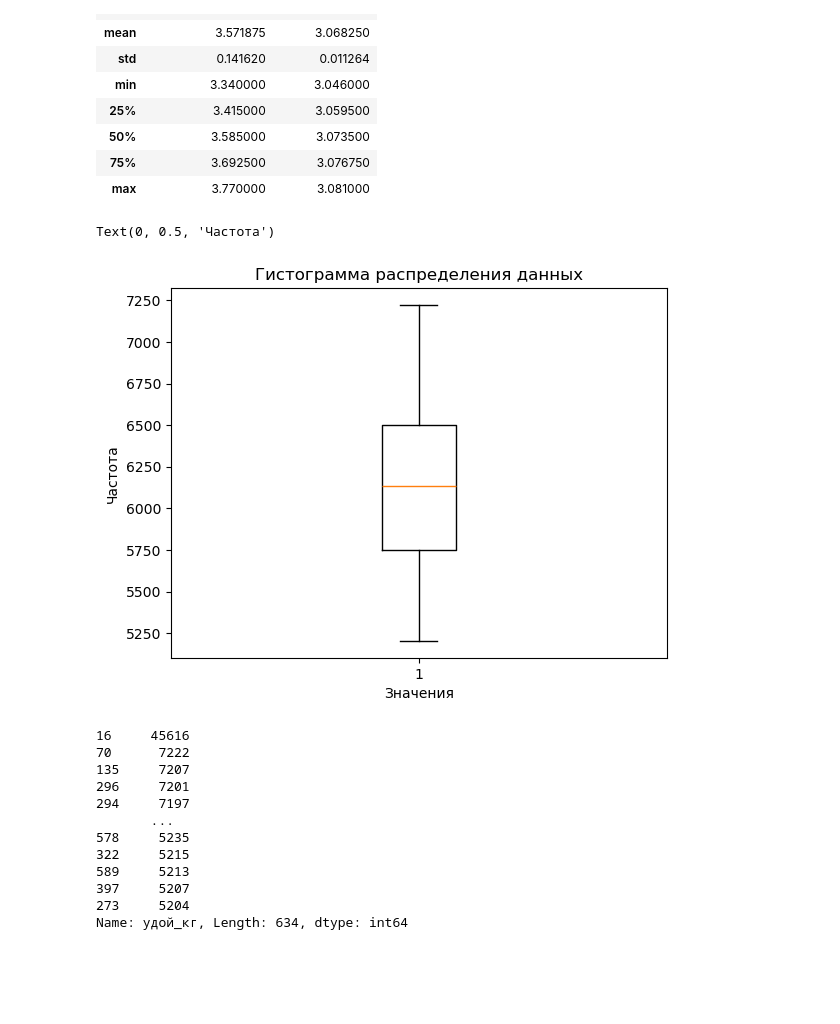
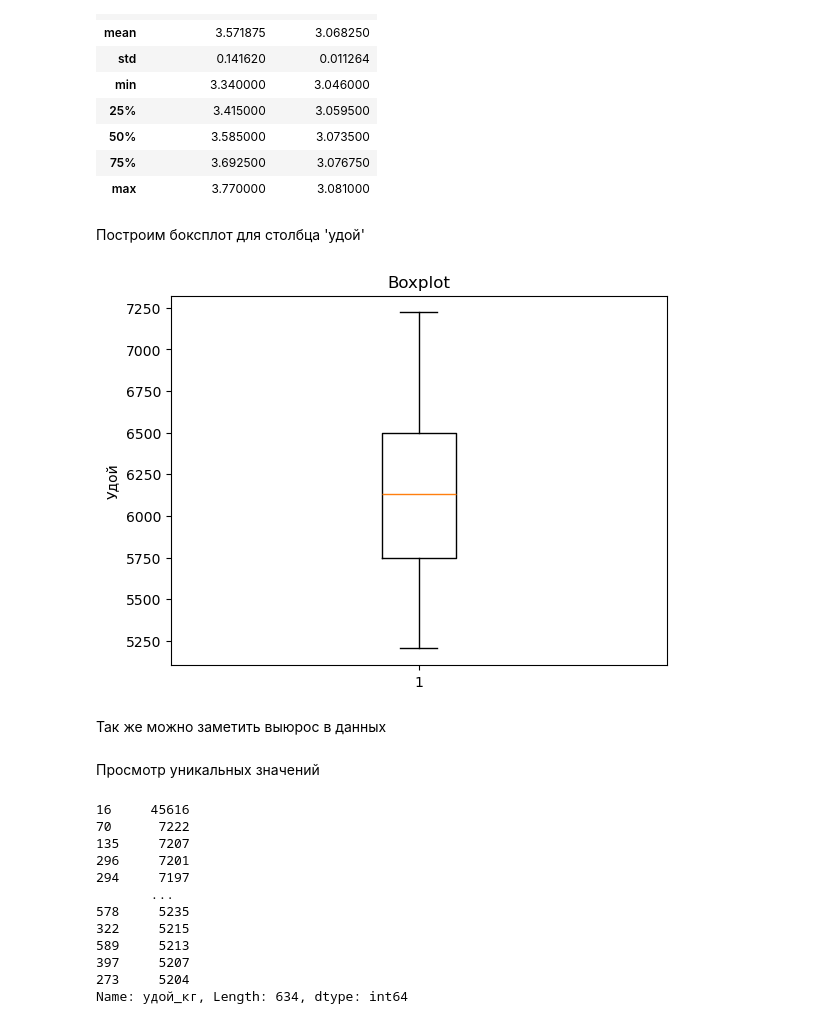
Before and after one commit to butuzovzeleboba/Linear-models-in-machine-learning, a Jupyter notebook: Linear models in machine learning.ipynb, the cells around one changed output. Drawn from its saved outputs; the diff is of its cells as text; code cells hidden in the pictures; blank space fills up the shorter version.

```diff
--- a/Linear models in machine learning.ipynb
+++ b/Linear models in machine learning.ipynb
@@ -546,14 +552,18 @@ cow_buy.describe()
 | 50% | 3.585000 | 3.073500 |
 | 75% | 3.692500 | 3.076750 |
 | max | 3.770000 | 3.081000 |
+# %% [markdown]
+Построим боксплот для столбца 'удой'
 # %%
-plt.boxplot(ferma_main['удой_кг']);
-plt.title('Гистограмма распределения данных')
-plt.xlabel('Значения')
-plt.ylabel('Частота')
+plt.boxplot(ferma_main['удой_кг'])
+plt.title('Boxplot')
+plt.ylabel('Удой');
 # %% [output]
-Text(0, 0.5, 'Частота')
-[figure, old version]
+[figure, new version]
+# %% [markdown]
+Так же можно заметить выюрос в данных
+# %% [markdown]
+Просмотр уникальных значений
 # %%
 ferma_main['удой_кг'].sort_values(ascending=False)
 # %% [output]
```
Also changed, not shown: parts of 41 cells of this notebook.
